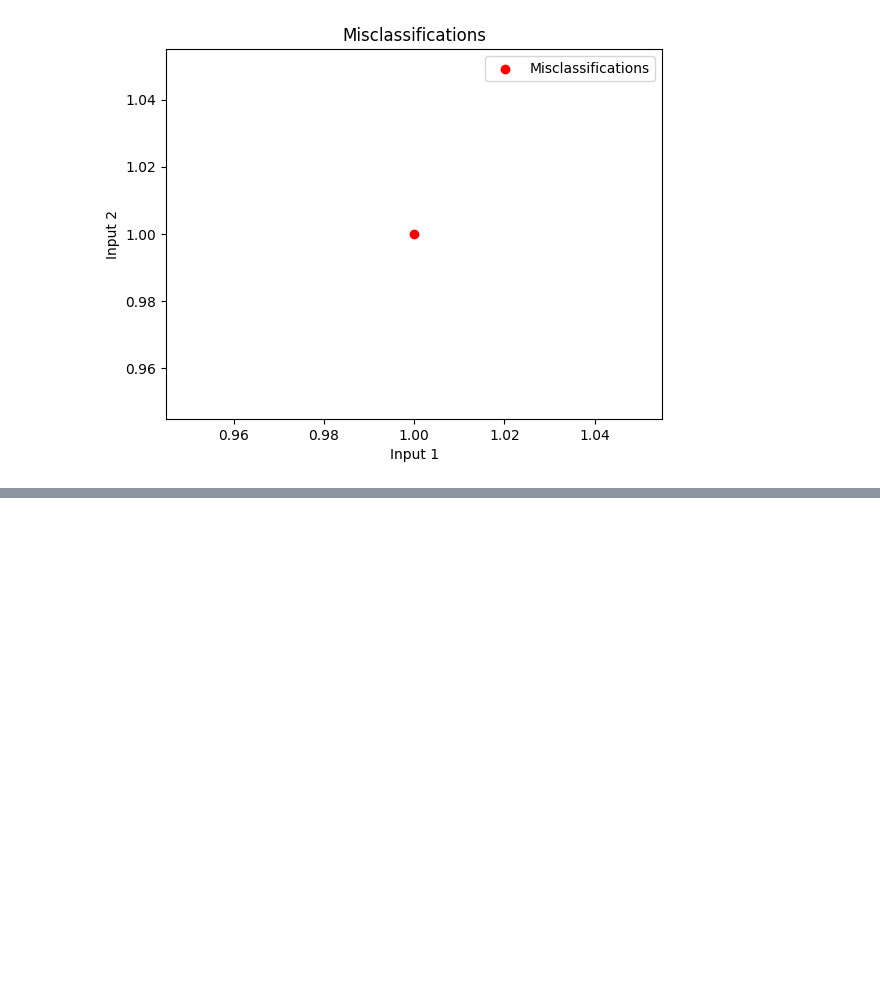
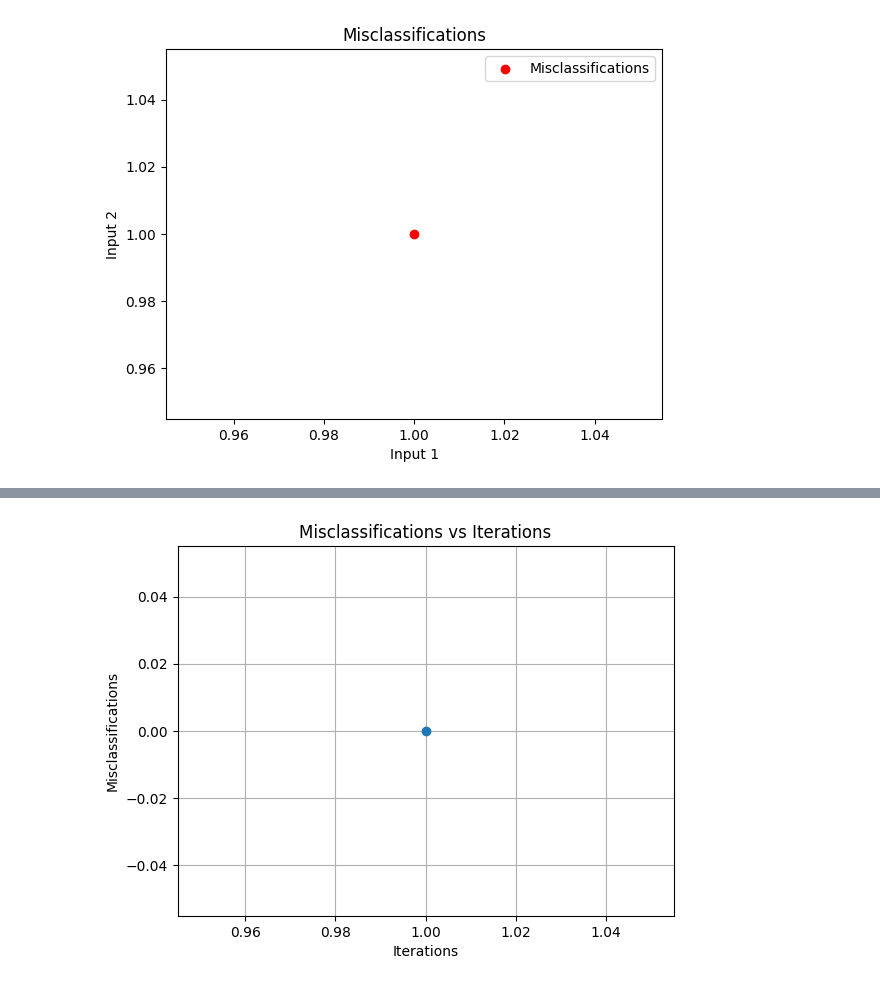
Before and after one commit to Guhan2348519/dl-lab-tasks, a Jupyter notebook: 2348519_DL_Lab1a.ipynb, the cells around one changed output, grey strips where cells are left out. Saved outputs shown, nothing was run; the diff lists cells and outputs as text; code cells hidden in the pictures; blank space fills up the shorter version.

```diff
--- a/2348519_DL_Lab1a.ipynb
+++ b/2348519_DL_Lab1a.ipynb
@@ -530,0 +290,62 @@ Final Weights: [1.1, 1.3]
+# %%
+
+import matplotlib.pyplot as plt
+
+def activation(out, threshold):
+    if out > threshold:
+        return 1
+    else:
+        return 0
+
+def perceptron(or_input):
+    a = [0, 0, 1, 1]
+    b = [0, 1, 0, 1]
+    y = [0, 1, 1, 1]  # Desired Output for OR gate
+    w = [0.2, 0.3]
+    threshold = 0.1
+    learning_rate = 0.1
+
+    misclassifications = []
+    iterations = 0
+
+    print("Initial Weights: " + str(w))
+
+    while True:
+        misclassification_count = 0
+
+        for i in range(4):
+            summation = a[i]*w[0] + b[i]*w[1]
+            o = activation(summation, threshold)
+
+            print("Input: " + str(a[i]) + ", " + str(b[i]))
+            print("Weights: " + str(w[0]) + ", " + str(w[1]))
+            print("Summation: " + str(summation) + ", Threshold: " + str(threshold))
+            print("Actual Output: " + str(y[i]) + ", Predicted Output: " + str(o))
+
+            if o != y[i]:
+                misclassification_count += 1
+                w[0] = w[0] + learning_rate * (y[i] - o) * a[i]
+                w[1] = w[1] + learning_rate * (y[i] - o) * b[i]
+
+        misclassifications.append(misclassification_count)
+        iterations += 1
+
+        if misclassification_count == 0:
+            break
+
+    print("Number of Errors:", misclassification_count)
+    print("\nFinal Weights:", w)
+
+    # Plot misclassifications vs iterations
+    plt.plot(range(1, iterations + 1), misclassifications, marker='o')
+    plt.xlabel('Iterations')
+    plt.ylabel('Misclassifications')
+    plt.title('Misclassifications vs Iterations')
+    plt.grid(True)
+    plt.show()
+
+    return w
+
+or_input = [0, 1]
+weights = perceptron(or_input)
+# %% [output]
@@ -530,0 +372 @@ Final Weights: [1.1, 1.3]
+[figure, added]
```
Also changed, not shown: parts of 9 cells of this notebook.
